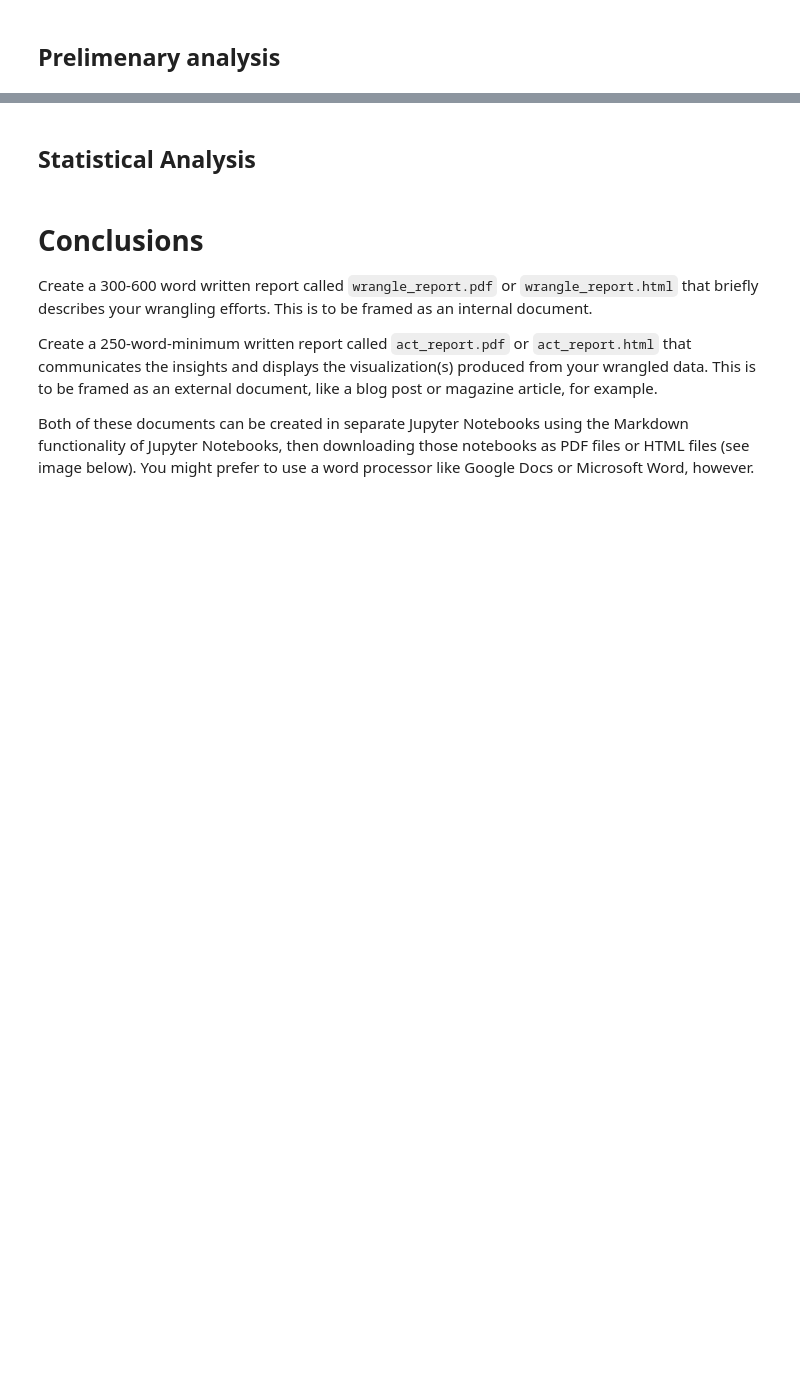
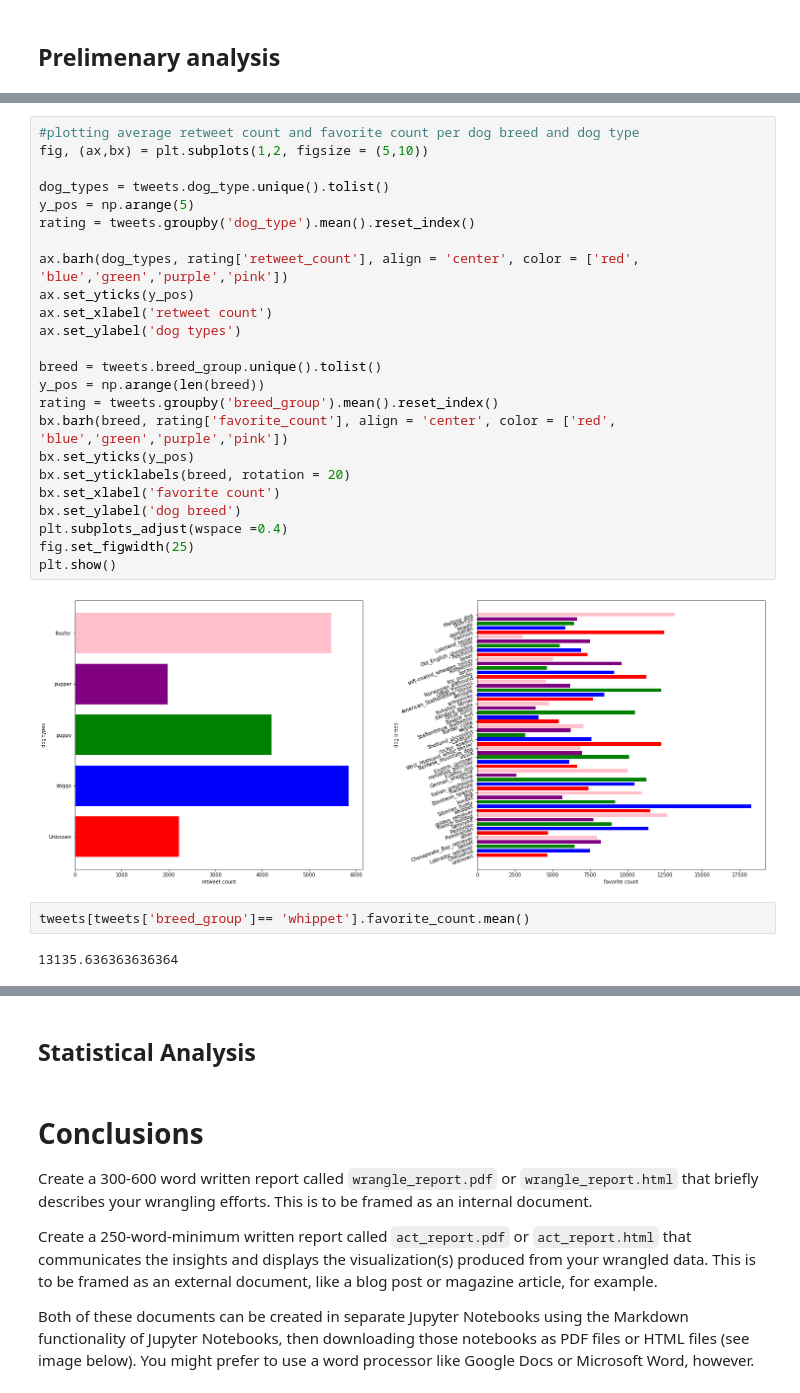
Before and after one commit to lpedejong/Nano_degree_projects, a Jupyter notebook: Project3_Data_Wrangling/Project_4_Wrangling_Twitter.ipynb, the cells around one changed output, grey strips where cells are left out. Drawn from its saved outputs; the diff is of its cells as text; blank space fills up the shorter version.

```diff
--- a/Project3_Data_Wrangling/Project_4_Wrangling_Twitter.ipynb
+++ b/Project3_Data_Wrangling/Project_4_Wrangling_Twitter.ipynb
@@ -891,0 +1041,30 @@ twitter_archive_clean.to_csv('twitter_archive_master.csv', na_rep= 'Unknown', en
+# %%
+#plotting average retweet count and favorite count per dog breed and dog type
+fig, (ax,bx) = plt.subplots(1,2, figsize = (5,10))
+
+dog_types = tweets.dog_type.unique().tolist()
+y_pos = np.arange(5)
+rating = tweets.groupby('dog_type').mean().reset_index()
+
+ax.barh(dog_types, rating['retweet_count'], align = 'center', color = ['red', 'blue','green','purple','pink'])
+ax.set_yticks(y_pos)
+ax.set_xlabel('retweet count')
+ax.set_ylabel('dog types')
+
+breed = tweets.breed_group.unique().tolist()
+y_pos = np.arange(len(breed))
+rating = tweets.groupby('breed_group').mean().reset_index()
+bx.barh(breed, rating['favorite_count'], align = 'center', color = ['red', 'blue','green','purple','pink'])
+bx.set_yticks(y_pos)
+bx.set_yticklabels(breed, rotation = 20)
+bx.set_xlabel('favorite count')
+bx.set_ylabel('dog breed')
+plt.subplots_adjust(wspace =0.4)
+fig.set_figwidth(25)
+plt.show()
+# %% [output]
+[figure, added]
+# %%
+tweets[tweets['breed_group']== 'whippet'].favorite_count.mean()
+# %% [output]
+13135.636363636364
```
Also changed, not shown: parts of 19 cells of this notebook.
